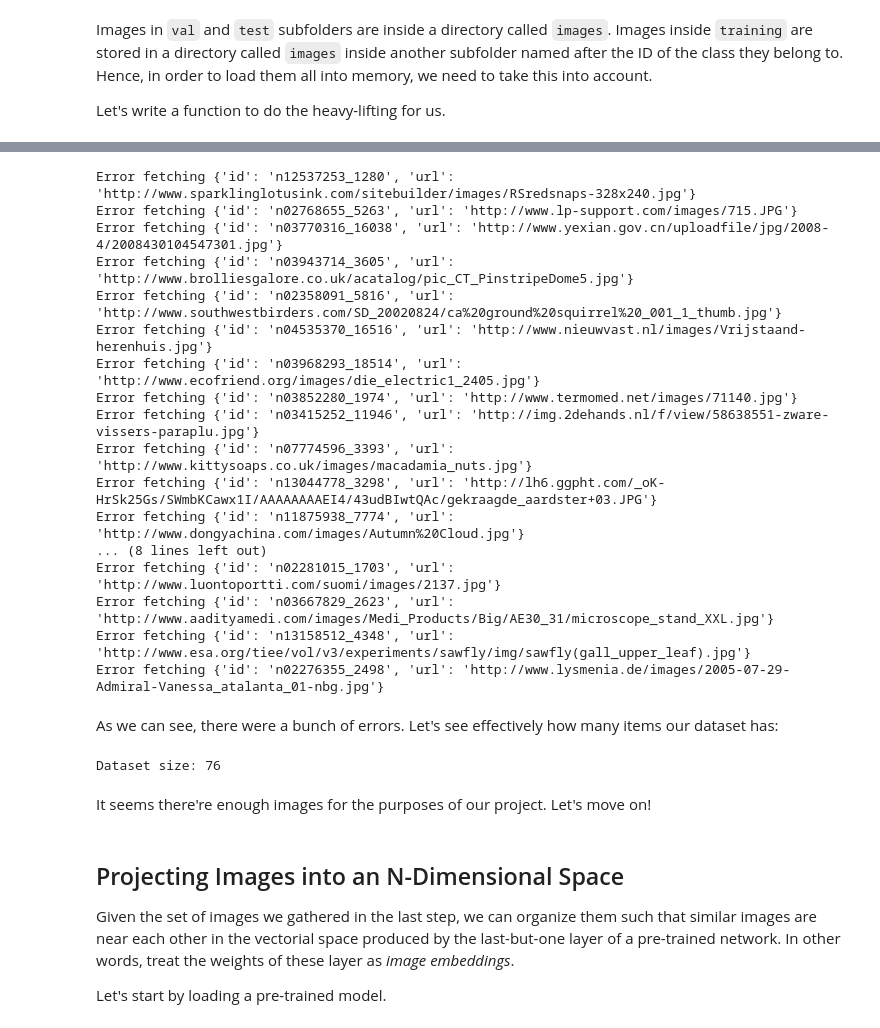
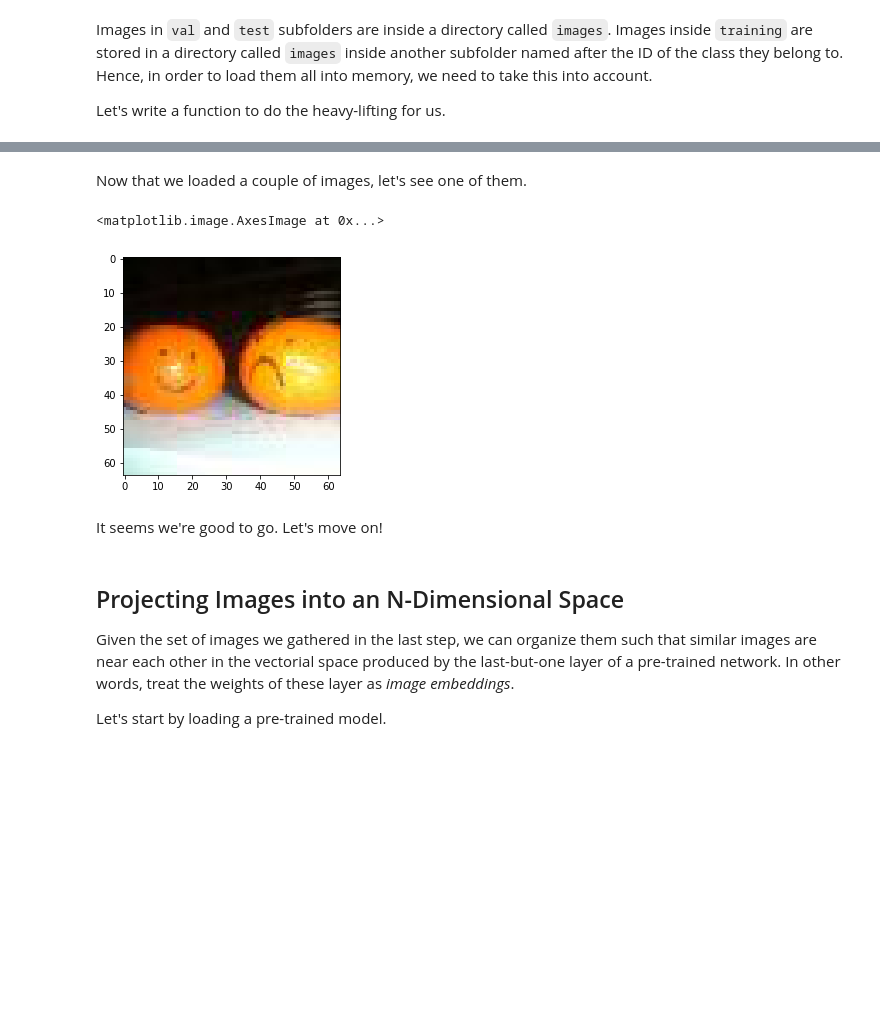
Before and after one commit to jesus-a-martinez-v/inverse-image-search, a Jupyter notebook: Building an Inverse Image Search Service.ipynb, the cells around one changed output, grey strips where cells are left out. Drawn from its saved outputs; the diff is of its cells as text; code cells hidden in the pictures; blank space fills up the shorter version.

```diff
--- a/Building an Inverse Image Search Service.ipynb
+++ b/Building an Inverse Image Search Service.ipynb
@@ -57,22 +49,28 @@ Images in `val` and `test` subfolders are inside a directory called `images`. Im
 
 Let's write a function to do the heavy-lifting for us.
 # %%
-def load_images(source):
+def load_subset(source, size=10000):
     validation_pattern = os.path.join(source, 'val', 'images', '*')
     test_pattern = os.path.join(source, 'test', 'images', '*')
     train_pattern = os.path.join(source, 'train', '*', 'images', '*')
 
+    all_source_images_paths = glob.glob(validation_pattern) + glob.glob(test_pattern) + glob.glob(train_pattern)
+    sample_images_paths = random.sample(all_source_images_paths, size)
+
     images = []
-    for picture in (glob.glob(validation_pattern) + glob.glob(test_pattern) + glob.glob(train_pattern)):
+    for picture in sample_images_paths:
         try:
-            i = image.load_img(picture)
-            images.append(i)
+            i = mpimg.imread(picture)
+
+            # Only keep those images with three dimensions.
+            if len(i.shape) == 3:
+                images.append(i)
+
         except Exception as e:
-            print(e)
-            print(f'Could not load image {picture}')
+            print(f'Could not load image {picture}. Reason: {e}')
 
     return images
 
-images = load_images(TINY_IMAGENET_SOURCE)
+images = load_subset(TINY_IMAGENET_SOURCE, size=20000)
 print(f'Loaded {len(images)} images.')
 # %% [output]
@@ -154,32 +78,16 @@ def fetch_image_set(images_metadata, directory_name='./data', size=8000, randomi
-# %%
-fetch_image_set(images_metadata, size=100)
-# %% [output]
-Error fetching {'id': 'n12537253_1280', 'url': 'http://www.sparklinglotusink.com/sitebuilder/images/RSredsnaps-328x240.jpg'}
-Error fetching {'id': 'n02768655_5263', 'url': 'http://www.lp-support.com/images/715.JPG'}
-Error fetching {'id': 'n03770316_16038', 'url': 'http://www.yexian.gov.cn/uploadfile/jpg/2008-4/2008430104547301.jpg'}
-Error fetching {'id': 'n03943714_3605', 'url': 'http://www.brolliesgalore.co.uk/acatalog/pic_CT_PinstripeDome5.jpg'}
-Error fetching {'id': 'n02358091_5816', 'url': 'http://www.southwestbirders.com/SD_20020824/ca%20ground%20squirrel%20_001_1_thumb.jpg'}
-Error fetching {'id': 'n04535370_16516', 'url': 'http://www.nieuwvast.nl/images/Vrijstaand-herenhuis.jpg'}
-Error fetching {'id': 'n03968293_18514', 'url': 'http://www.ecofriend.org/images/die_electric1_2405.jpg'}
-Error fetching {'id': 'n03852280_1974', 'url': 'http://www.termomed.net/images/71140.jpg'}
-Error fetching {'id': 'n03415252_11946', 'url': 'http://img.2dehands.nl/f/view/58638551-zware-vissers-paraplu.jpg'}
-Error fetching {'id': 'n07774596_3393', 'url': 'http://www.kittysoaps.co.uk/images/macadamia_nuts.jpg'}
-Error fetching {'id': 'n13044778_3298', 'url': 'http://lh6.ggpht.com/_oK-HrSk25Gs/SWmbKCawx1I/AAAAAAAAEI4/43udBIwtQAc/gekraagde_aardster+03.JPG'}
-Error fetching {'id': 'n11875938_7774', 'url': 'http://www.dongyachina.com/images/Autumn%20Cloud.jpg'}
-... (8 lines left out)
-Error fetching {'id': 'n02281015_1703', 'url': 'http://www.luontoportti.com/suomi/images/2137.jpg'}
-Error fetching {'id': 'n03667829_2623', 'url': 'http://www.aadityamedi.com/images/Medi_Products/Big/AE30_31/microscope_stand_XXL.jpg'}
-Error fetching {'id': 'n13158512_4348', 'url': 'http://www.esa.org/tiee/vol/v3/experiments/sawfly/img/sawfly(gall_upper_leaf).jpg'}
-Error fetching {'id': 'n02276355_2498', 'url': 'http://www.lysmenia.de/images/2005-07-29-Admiral-Vanessa_atalanta_01-nbg.jpg'}
-# %% [markdown]
-As we can see, there were a bunch of errors. Let's see effectively how many items our dataset has:
-# %%
-dataset_size = len(os.listdir('./data'))
-print(f'Dataset size: {dataset_size}')
-# %% [output]
-Dataset size: 76
+# %% [markdown]
+Now that we loaded a couple of images, let's see one of them.
+# %%
+SAMPLE_INDEX = 0  # Change to see another image.
+
+assert 0 <= SAMPLE_INDEX < len(images)
+
+plt.imshow(images[SAMPLE_INDEX])
+# %% [output]
+<matplotlib.image.AxesImage at 0x...>
+[figure, added]
 # %% [markdown]
-It seems there're enough images for the purposes of our project. Let's move on!
+It seems we're good to go. Let's move on!
 # %% [markdown]
 ## Projecting Images into an N-Dimensional Space
 
```
Also changed, not shown: parts of 24 cells of this notebook, 3 other files.
